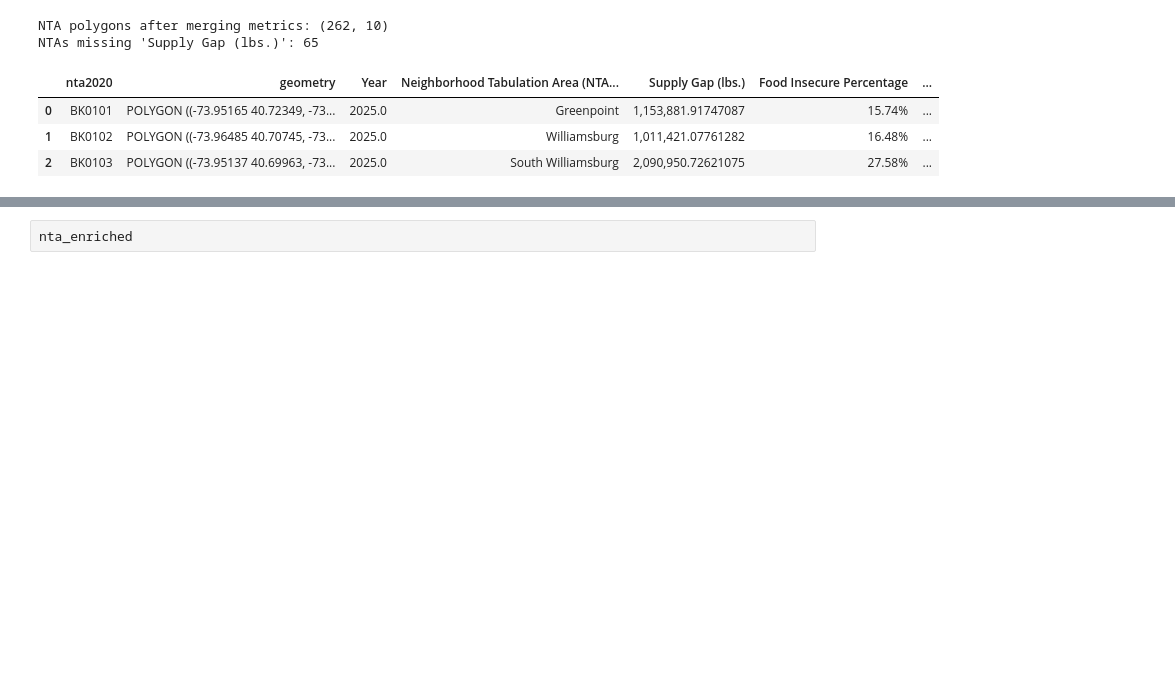
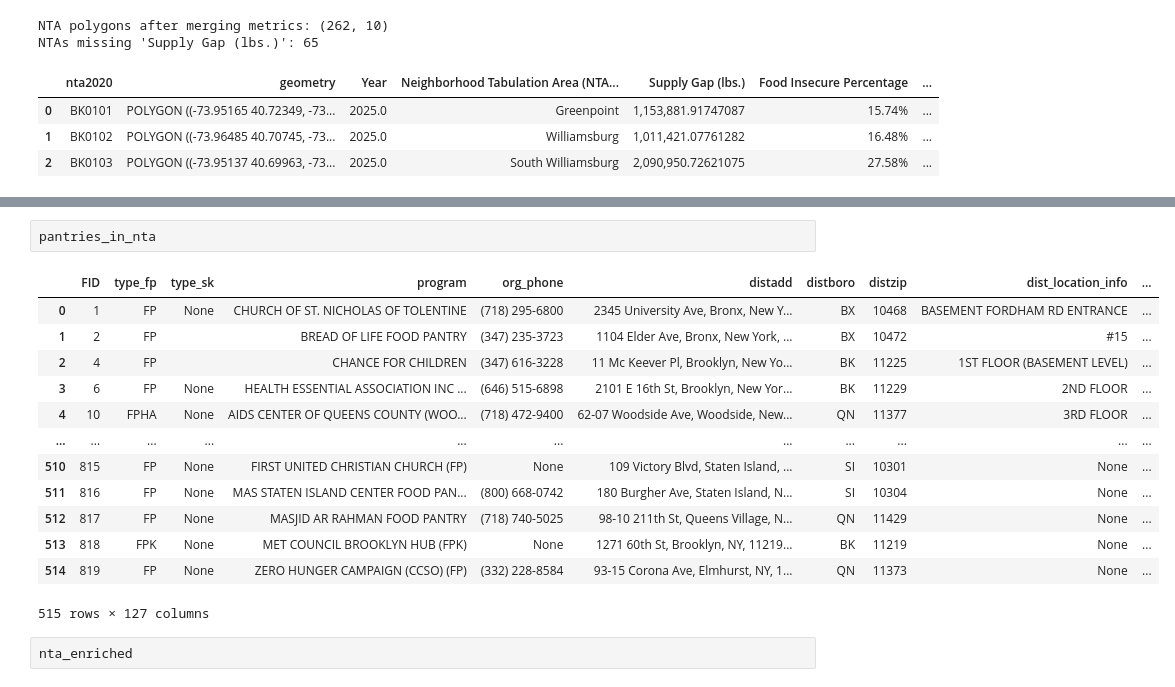
Before and after one commit to skrigel/nyc_food_supply_gap_analysis, a Jupyter notebook: nyc_nta_neighborhood_analysis.ipynb, the cells around one changed output, grey strips where cells are left out. Drawn from its saved outputs; the diff is of its cells as text; blank space fills up the shorter version.

```diff
--- a/nyc_nta_neighborhood_analysis.ipynb
+++ b/nyc_nta_neighborhood_analysis.ipynb
@@ -175,3 +185,19 @@ KeyError: 'pantry_count'
+# %%
+pantries_in_nta
+# %% [output]
+|  | FID | type_fp | type_sk | program | org_phone | distadd | distboro | distzip | dist_location_info | ... |
+| 0 | 1 | FP | None | CHURCH OF ST. NICHOLAS OF TOLENTINE | (718) 295-6800 | 2345 University Ave, Bronx, New Y... | BX | 10468 | BASEMENT FORDHAM RD ENTRANCE | ... |
+| 1 | 2 | FP |  | BREAD OF LIFE FOOD PANTRY | (347) 235-3723 | 1104 Elder Ave, Bronx, New York, ... | BX | 10472 | #15 | ... |
+| 2 | 4 | FP |  | CHANCE FOR CHILDREN | (347) 616-3228 | 11 Mc Keever Pl, Brooklyn, New Yo... | BK | 11225 | 1ST FLOOR (BASEMENT LEVEL) | ... |
+| 3 | 6 | FP | None | HEALTH ESSENTIAL ASSOCIATION INC ... | (646) 515-6898 | 2101 E 16th St, Brooklyn, New Yor... | BK | 11229 | 2ND FLOOR | ... |
+| 4 | 10 | FPHA | None | AIDS CENTER OF QUEENS COUNTY (WOO... | (718) 472-9400 | 62-07 Woodside Ave, Woodside, New... | QN | 11377 | 3RD FLOOR | ... |
+| ... | ... | ... | ... | ... | ... | ... | ... | ... | ... | ... |
+| 510 | 815 | FP | None | FIRST UNITED CHRISTIAN CHURCH (FP) | None | 109 Victory Blvd, Staten Island, ... | SI | 10301 | None | ... |
+| 511 | 816 | FP | None | MAS STATEN ISLAND CENTER FOOD PAN... | (800) 668-0742 | 180 Burgher Ave, Staten Island, N... | SI | 10304 | None | ... |
+| 512 | 817 | FP | None | MASJID AR RAHMAN FOOD PANTRY | (718) 740-5025 | 98-10 211th St, Queens Village, N... | QN | 11429 | None | ... |
+| 513 | 818 | FPK | None | MET COUNCIL BROOKLYN HUB (FPK) | None | 1271 60th St, Brooklyn, NY, 11219... | BK | 11219 | None | ... |
+| 514 | 819 | FP | None | ZERO HUNGER CAMPAIGN (CCSO) (FP) | (332) 228-8584 | 93-15 Corona Ave, Elmhurst, NY, 1... | QN | 11373 | None | ... |
+515 rows × 127 columns
 # %%
 nta_enriched
 # %% [output]
```
Also changed, not shown: parts of 1 cell of this notebook, 1 other file.
